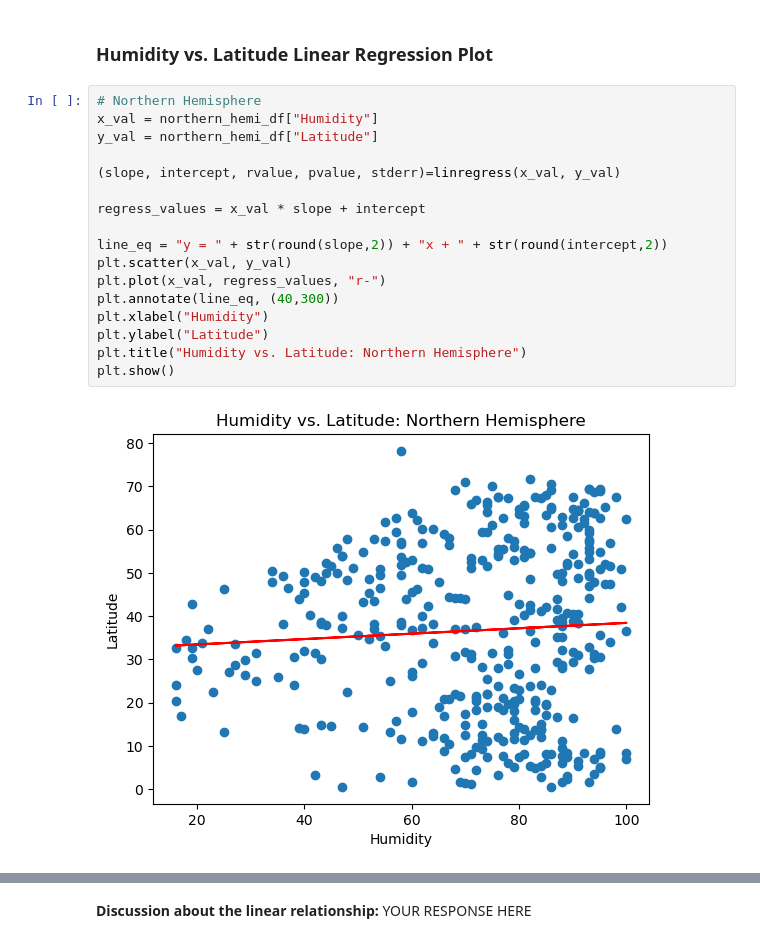
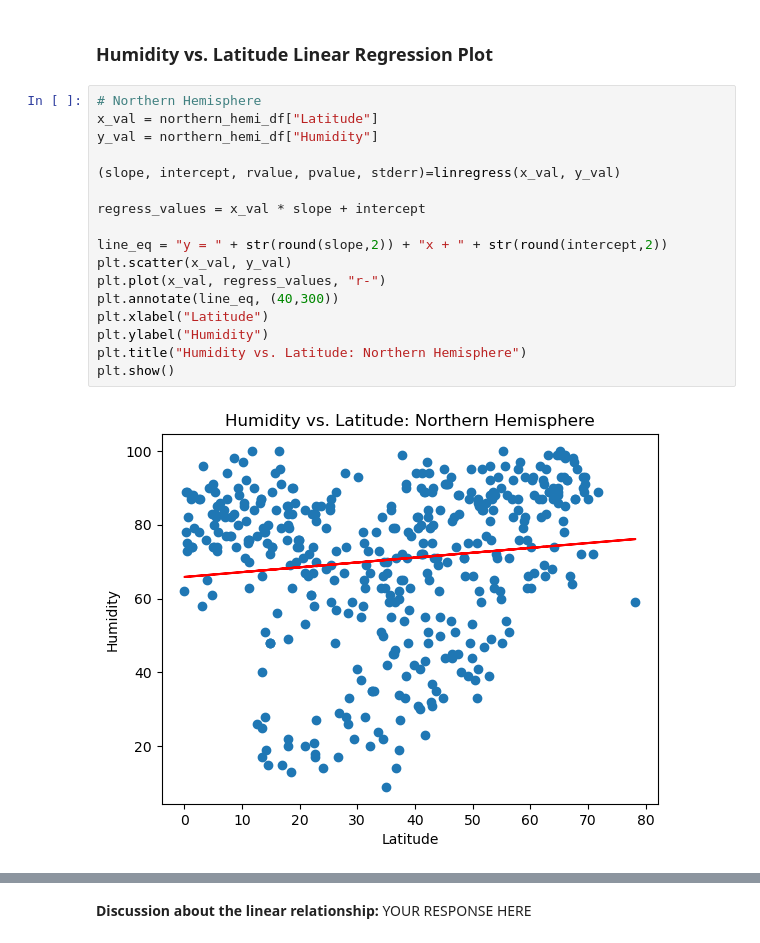
Before and after one commit to alanabianca/python-api-challenge, a Jupyter notebook: WeatherPy/WeatherPy.ipynb, the cells around one changed output, grey strips where cells are left out. Drawn from its saved outputs; the diff is of its cells as text.

```diff
--- a/WeatherPy/WeatherPy.ipynb
+++ b/WeatherPy/WeatherPy.ipynb
@@ -348,22 +340,22 @@ plt.show()
 ### Humidity vs. Latitude Linear Regression Plot
 # %%
 # Northern Hemisphere
-x_val = northern_hemi_df["Humidity"]
-y_val = northern_hemi_df["Latitude"]
+x_val = northern_hemi_df["Latitude"]
+y_val = northern_hemi_df["Humidity"]
 
 (slope, intercept, rvalue, pvalue, stderr)=linregress(x_val, y_val)
 
 regress_values = x_val * slope + intercept
 
 line_eq = "y = " + str(round(slope,2)) + "x + " + str(round(intercept,2))
 plt.scatter(x_val, y_val)
 plt.plot(x_val, regress_values, "r-")
 plt.annotate(line_eq, (40,300))
-plt.xlabel("Humidity")
-plt.ylabel("Latitude")
+plt.xlabel("Latitude")
+plt.ylabel("Humidity")
 plt.title("Humidity vs. Latitude: Northern Hemisphere")
 plt.show()
 # %% [output]
-[figure, old version]
+[figure, new version]
 # %%
 # Southern Hemisphere
```
Also changed, not shown: parts of 16 cells of this notebook, 5 other files.
